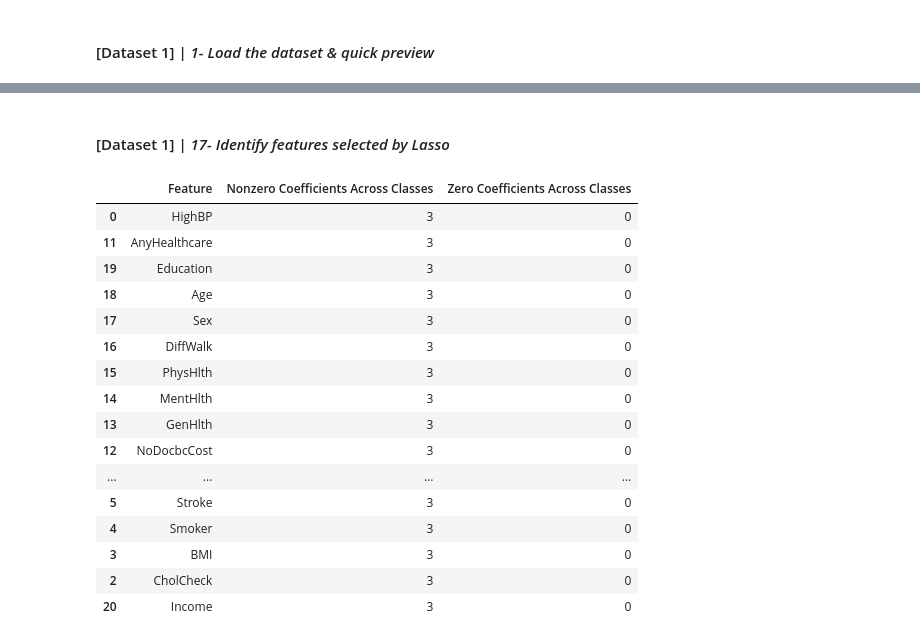
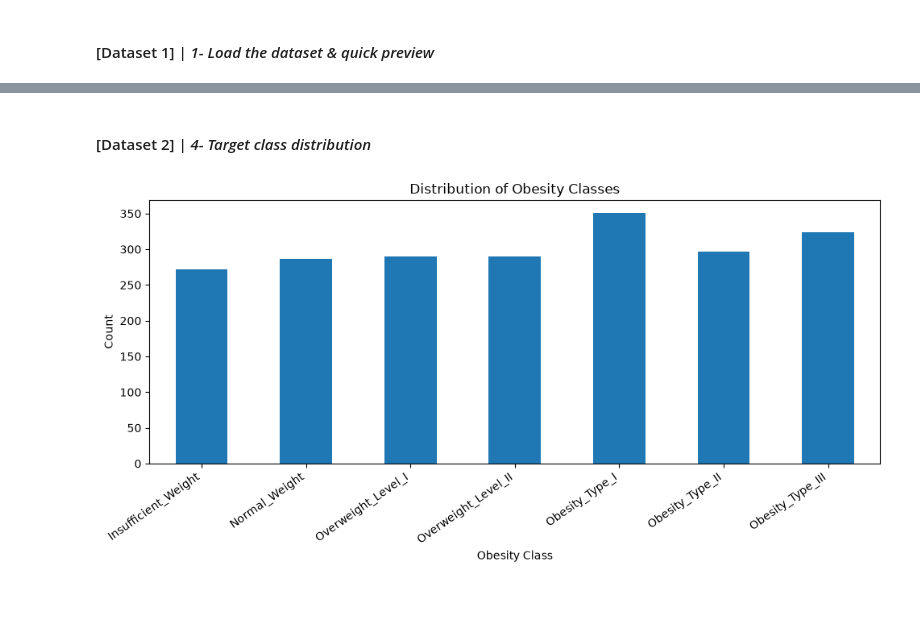
Before and after one commit to jasser-dh/MOD-C-1, a Jupyter notebook: OMDS-ModC1-Week1-Dhaouadi-Jasser.ipynb, the cells around one changed output, grey strips where cells are left out. Cells and saved outputs as stored; diff of their text form; code cells hidden in the pictures; blank space fills up the shorter version.

```diff
--- a/OMDS-ModC1-Week1-Dhaouadi-Jasser.ipynb
+++ b/OMDS-ModC1-Week1-Dhaouadi-Jasser.ipynb
@@ -719,42 +910,25 @@ lasso_coef_df
 # %% [markdown]
-#### [Dataset 1] | *17- Identify features selected by Lasso*
+#### [Dataset 2] | *4- Target class distribution*
 # %%
-# Count how many coefficients are zero for each feature across all classes
-lasso_zero_counts = (lasso_coef_df == 0).sum(axis=0)
+plt.figure(figsize=(10, 5))
+class_counts.loc[
+    [
+        "Insufficient_Weight",
+        "Normal_Weight",
+        "Overweight_Level_I",
+        "Overweight_Level_II",
+        "Obesity_Type_I",
+        "Obesity_Type_II",
+        "Obesity_Type_III"
+    ]
+].plot(kind="bar")
 
-# Count how many coefficients are nonzero for each feature across all classes
-lasso_nonzero_counts = (lasso_coef_df != 0).sum(axis=0)
-
-# Create summary table
-lasso_feature_selection = pd.DataFrame({
-    "Feature": feature_names,
-    "Nonzero Coefficients Across Classes": lasso_nonzero_counts.values,
-    "Zero Coefficients Across Classes": lasso_zero_counts.values
-})
-
-# Sort by number of nonzero coefficients
-lasso_feature_selection = lasso_feature_selection.sort_values(
-    by="Nonzero Coefficients Across Classes",
-    ascending=False
-)
-
-lasso_feature_selection
+plt.title("Distribution of Obesity Classes")
+plt.xlabel("Obesity Class")
+plt.ylabel("Count")
+plt.xticks(rotation=35, ha="right")
+plt.tight_layout()
+plt.show()
 # %% [output]
-|  | Feature | Nonzero Coefficients Across Classes | Zero Coefficients Across Classes |
-| 0 | HighBP | 3 | 0 |
-| 11 | AnyHealthcare | 3 | 0 |
-| 19 | Education | 3 | 0 |
-| 18 | Age | 3 | 0 |
-| 17 | Sex | 3 | 0 |
-| 16 | DiffWalk | 3 | 0 |
-| 15 | PhysHlth | 3 | 0 |
-| 14 | MentHlth | 3 | 0 |
-| 13 | GenHlth | 3 | 0 |
-| 12 | NoDocbcCost | 3 | 0 |
-| ... | ... | ... | ... |
-| 5 | Stroke | 3 | 0 |
-| 4 | Smoker | 3 | 0 |
-| 3 | BMI | 3 | 0 |
-| 2 | CholCheck | 3 | 0 |
-| 20 | Income | 3 | 0 |
+[figure, added]
 # %% [markdown]
```
Also changed, not shown: parts of 144 cells of this notebook.
